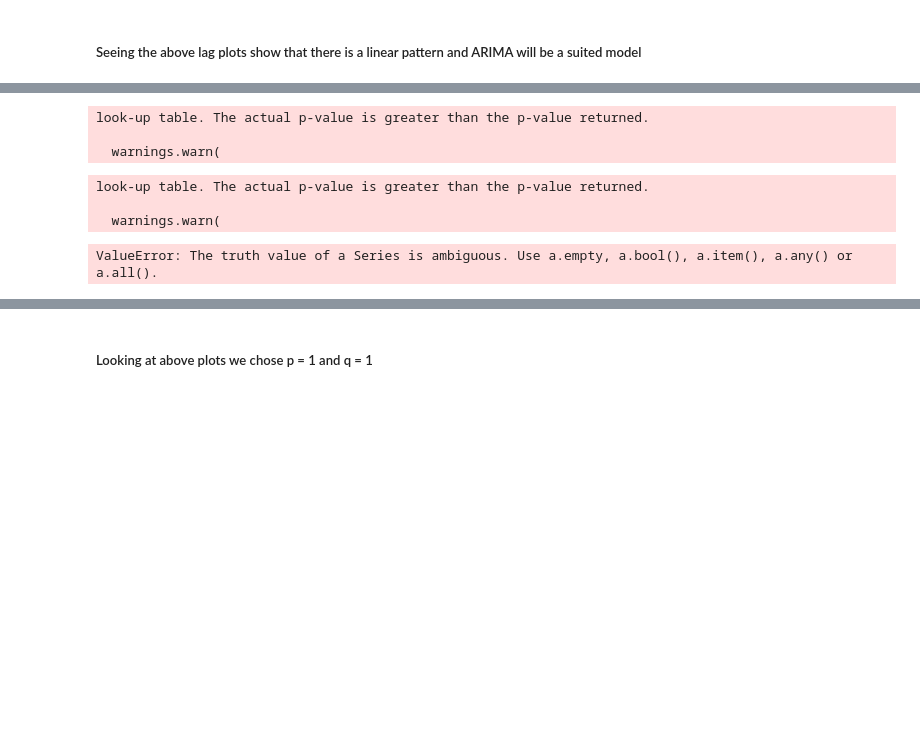
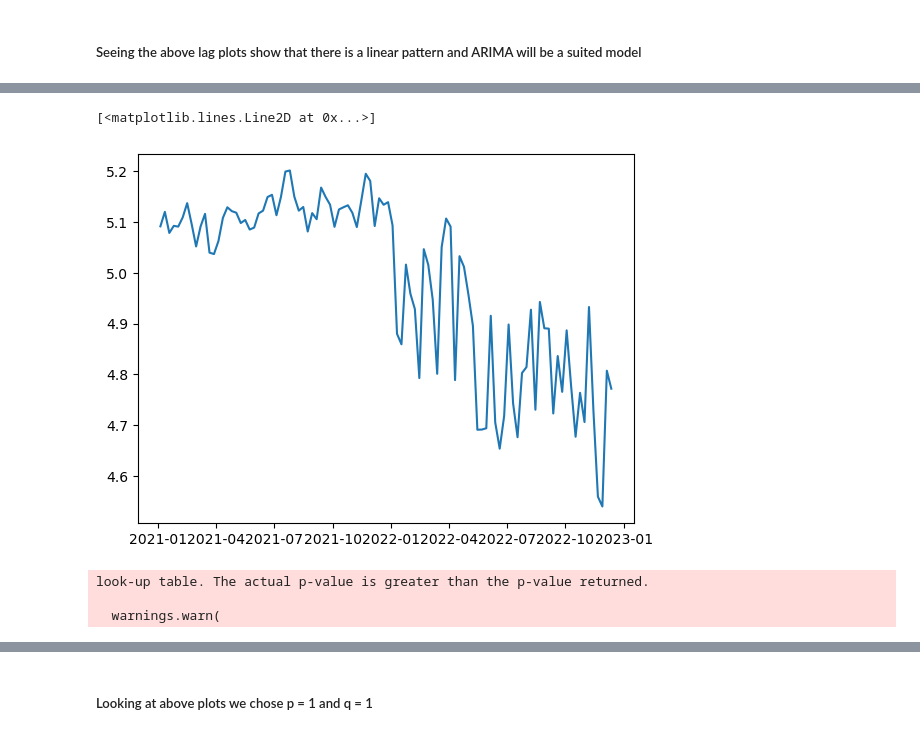
Before and after one commit to eahn01/Stock-Market-Analysis-ahn-liu-econ323, a Jupyter notebook: analysis.ipynb, the cells around one changed output, grey strips where cells are left out. Cells and saved outputs as stored; diff of their text form; code cells hidden in the pictures; blank space fills up the shorter version.

```diff
--- a/analysis.ipynb
+++ b/analysis.ipynb
@@ -462,3 +470,8 @@ msft_test = msft_test['Close']
+# %%
+plt.plot(amzn_test)
+# %% [output]
+[<matplotlib.lines.Line2D at 0x...>]
+[figure, added]
 # %%
 result = adfuller(amzn_train)
 
@@ -477,30 +490,3 @@ if result[1] < 0.05:
 look-up table. The actual p-value is greater than the p-value returned.
 
   warnings.warn(
-# %%
-train_data = [amzn_train, aapl_train, msft_train]
-
-for t in train_data:
-    result = adfuller(t)
-    if result[1] > 0.01:
-        # non-stationary series, so differencing
-        diff_series = t.diff().dropna()
-    else:
-        diff_series = t
-
-    # Determine the order of differencing
-    result = kpss(diff_series)
-    if result[1] < 0.01:
-        # The series needs to be differenced
-        diff_series = diff_series.diff().dropna()
-    name = [key for key, value in locals().items() if value == t]
-    print(name[0])
-    plot_acf(diff_series)
-    plt.show()
-    plot_pacf(diff_series)
-    plt.show()
-# %% [output]
-look-up table. The actual p-value is greater than the p-value returned.
-
-  warnings.warn(
-ValueError: The truth value of a Series is ambiguous. Use a.empty, a.bool(), a.item(), a.any() or a.all().
```
Also changed, not shown: parts of 36 cells of this notebook.
